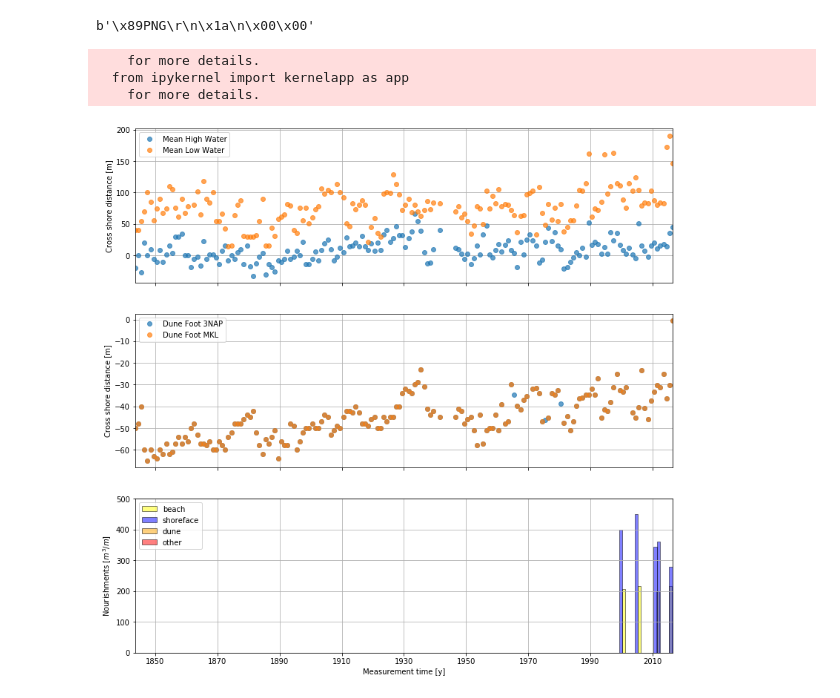
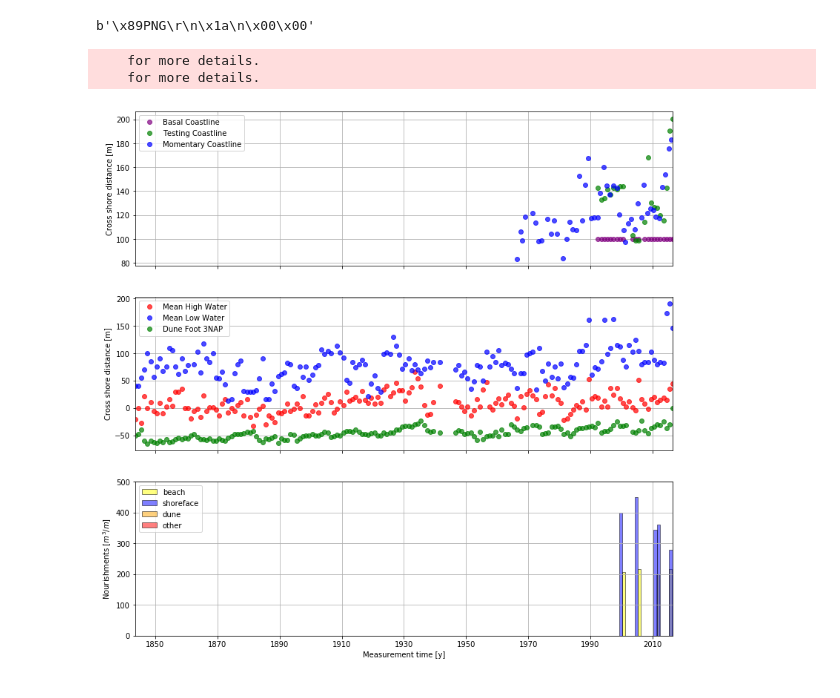
Before and after one commit to Deltares-research/coastviewer, a Jupyter notebook: notebooks/plots.ipynb, the cells around one changed output. Cells and saved outputs as stored; diff of their text form; code cells hidden in the pictures.

Commit message:
add mkl, tkl, bkl plot and change bbox tight layout and dpi

```diff
--- a/notebooks/plots.ipynb
+++ b/notebooks/plots.ipynb
@@ -335,10 +335,37 @@ def get_mkl_df(id=7003900):
     mkl_df = mkl_df.dropna()
     mkl_df['time_MKL'] = netCDF4.num2date(mkl_df['time_MKL_num'].values, date_units)
     return mkl_df
+# %%
+def get_bkltkltnd_df(id=7003900):
+
+    transect_idx = np.searchsorted(ids, id)
+    variables = {
+        'basal_coastline': {"var": 'basal_coastline', "slice": np.s_[:, transect_idx]},
+        'time_num': {"var": 'time', "slice": np.s_[:]},
+        'testing_coastline': {"var": 'testing_coastline', "slice": np.s_[:, transect_idx]},
+        'trend': {"var": 'trend', "slice": np.s_[:, transect_idx]}
+    }
+    data = {}
+    with netCDF4.Dataset(DATASETS['BKL_TKL_TND']) as ds:
+        for var, props in variables.items():
+            data[var] = ds.variables[props['var']][props['slice']]
+        date_units = ds.variables["time"].units
+
+    data['time'] = netCDF4.num2date(data['time_num'], date_units)
+
+    bkltkltnd_df = pd.DataFrame(data)
+    bkltkltnd_df = bkltkltnd_df.dropna()
+    return bkltkltnd_df
 # %%
-def indicators(transect,mkl,mean_water,dune_foot,nourishment):
+def indicators(transect,mkl,bkltkltnd,mean_water,dune_foot,nourishment):
     from matplotlib.patches import Rectangle
+    mkl_t = mkl['time_MKL']
+    mkl_y = mkl['momentary_coastline']
+    bkltkltnd_t = bkltkltnd['time']
+    bkl_y = bkltkltnd['basal_coastline']
+    tkl_y = bkltkltnd['testing_coastline']
     mw_t = mean_water['time']
+    mhw_y = mean_water['mean_high_water_cross']
     mlw_y = mean_water['mean_low_water_cross']
     df_t = dune_foot['time']
     df3_y = dune_foot['dune_foot_threeNAP_cross']
@@ -348,14 +375,17 @@ def indicators(transect,mkl,mean_water,dune_foot,nourishment):
 
     fig, ax = plt.subplots(3, figsize=(13, 13), sharex=True)
     #ax[0].set_title('Coastal Indicators')
-    ax[0].plot(mw_t, mhw_y,'o',alpha=0.7,label='Mean High Water')
+    ax[0].plot(bkltkltnd_t, bkl_y,'o',color='purple',alpha=0.7,label='Basal Coastline')
     ax[0].hold(True)
     ax[0].grid(True)
-    ax[0].plot(mw_t, mlw_y,'o',alpha=0.7,label='Mean Low Water')
-    ax[1].plot(df_t, df3_y,'o',alpha=0.7, label='Dune Foot 3NAP')
+    ax[0].plot(bkltkltnd_t, tkl_y,'o',color='green',alpha=0.7,label='Testing Coastline')
+    ax[0].plot(mkl_t, mkl_y,'o',color='blue',alpha=0.7, label='Momentary Coastline')
+    ax[1].plot(mw_t, mhw_y,'ro',alpha=0.7,label='Mean High Water')
     ax[1].hold(True)
-    ax[1].plot(df_t, dfu_y,'o',alpha=0.7, label='Dune Foot MKL')
     ax[1].grid(True)
+    ax[1].plot(mw_t, mlw_y,'bo',alpha=0.7,label='Mean Low Water')
+    ax[1].plot(df_t, df3_y,'go',alpha=0.7, label='Dune Foot 3NAP')
+    #ax[1].plot(df_t, dfu_y,'o',alpha=0.7, label='Dune Foot MKL')
     ax[2].grid(True)
     color=['yellow','blue','orange','red']
     lab=['beach', 'shoreface','dune','other']
@@ -394,17 +424,18 @@ def indicators(transect,mkl,mean_water,dune_foot,nourishment):
 # %%
 mean_water_df = get_mean_water_df()
 mkl_df = get_mkl_df()
+bkltkltnd_df = get_bkltkltnd_df()
 df_df = get_dune_foot_df()
 transect_data = get_transect_data()
 nourishment_df = get_nourishment_df()
 nourishment_grid_df = get_nourishment_grid_df()
 fig, ax = indicators(transect=transect_data,
                      mkl=mkl_df,
+                     bkltkltnd=bkltkltnd_df,
                      mean_water=mean_water_df,
                      dune_foot=df_df,
                      nourishment=nourishment_grid_df)
 # %% [output]
     for more details.
-  from ipykernel import kernelapp as app
     for more details.
-[figure, old version]
+[figure, new version]
```
Also changed, not shown: 3 other files.
